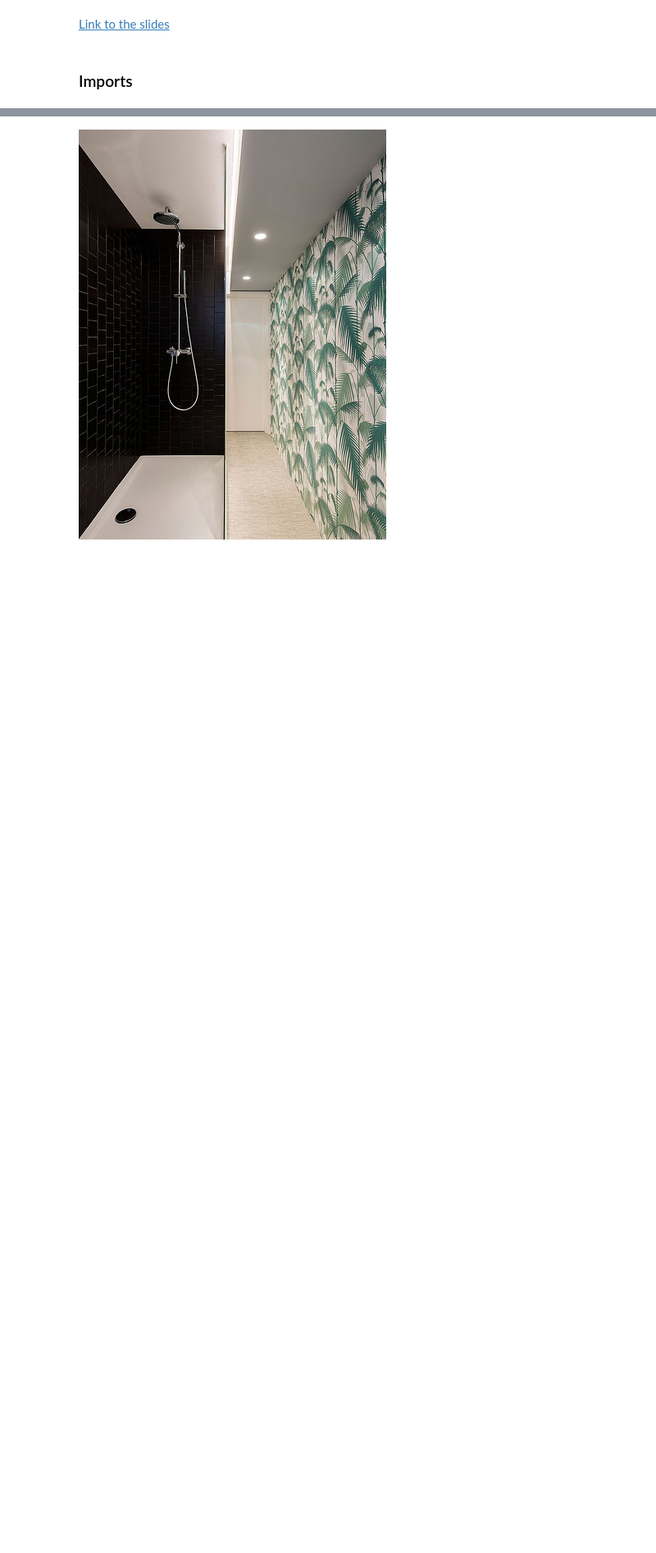
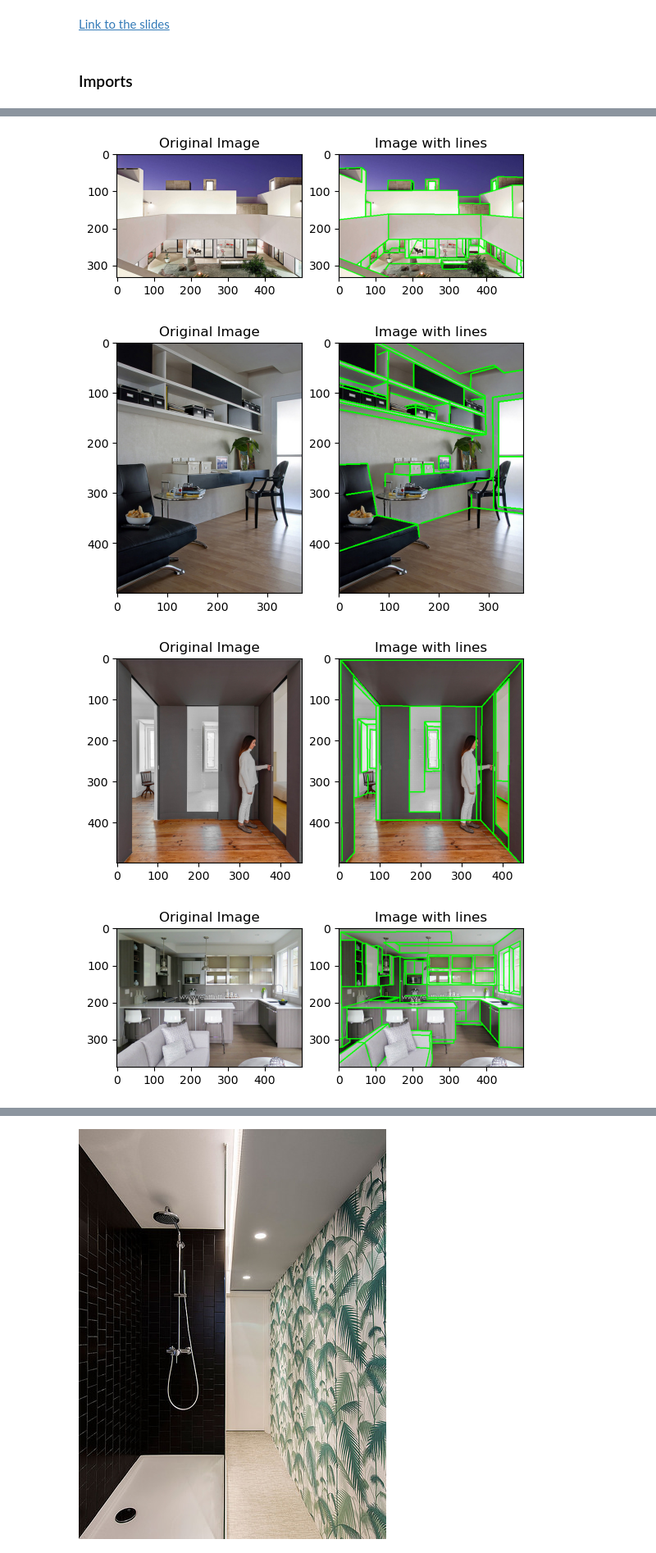
Before and after one commit to Marco-Voegeli/DeepLearningH22, a Jupyter notebook: notebook.ipynb, the cells around one changed output, grey strips where cells are left out. Shown at 82% size. Drawn from its saved outputs; the diff is of its cells as text; code cells hidden in the pictures; blank space fills up the shorter version.

Commit message:
Wireframe exploration and add .gitignore

```diff
--- a/notebook.ipynb
+++ b/notebook.ipynb
@@ -9,0 +39,39 @@
+# %%
+data_path = 'wireframe_dataset/pointlines/'
+def load_img_points(idx):
+    filename = data_path + f'{idx}.pkl'
+    infile = open(filename,'rb')
+    new_dict = pickle.load(infile)
+    infile.close()
+
+    im = new_dict['img']
+    lines = new_dict['lines']
+    points = new_dict['points']
+
+    im = cv2.cvtColor(im, cv2.COLOR_BGR2RGB)
+    return im, lines, points
+# %%
+def print_original_and_image_with_line(lines, points, im):
+    imb_before = im.copy()
+    for idx, (i, j) in enumerate(lines, start=0):
+     x1, y1 = points[i]
+     x2, y2 = points[j]
+     cv2.line(im, (int(x1), int(y1)), (int(x2), int(y2)), (0, 255, 0), 2, cv2.LINE_8)
+
+    # Plot the image
+    fig, (ax1, ax2) = plt.subplots(1, 2)
+    ax1.imshow(imb_before)
+    ax1.set_title('Original Image')
+    ax2.imshow(im)
+    ax2.set_title('Image with lines')
+    plt.show()
+# %%
+for file in os.listdir(data_path)[:10]:
+    id = file.split('.')[0]
+    im, lines, points = load_img_points(id)
+    print_original_and_image_with_line(lines, points, im)
+# %% [output]
+[figure, added]
+[figure, added]
+[figure, added]
+[figure, added]
```
Also changed, not shown: parts of 5 cells of this notebook, 1 other file.
